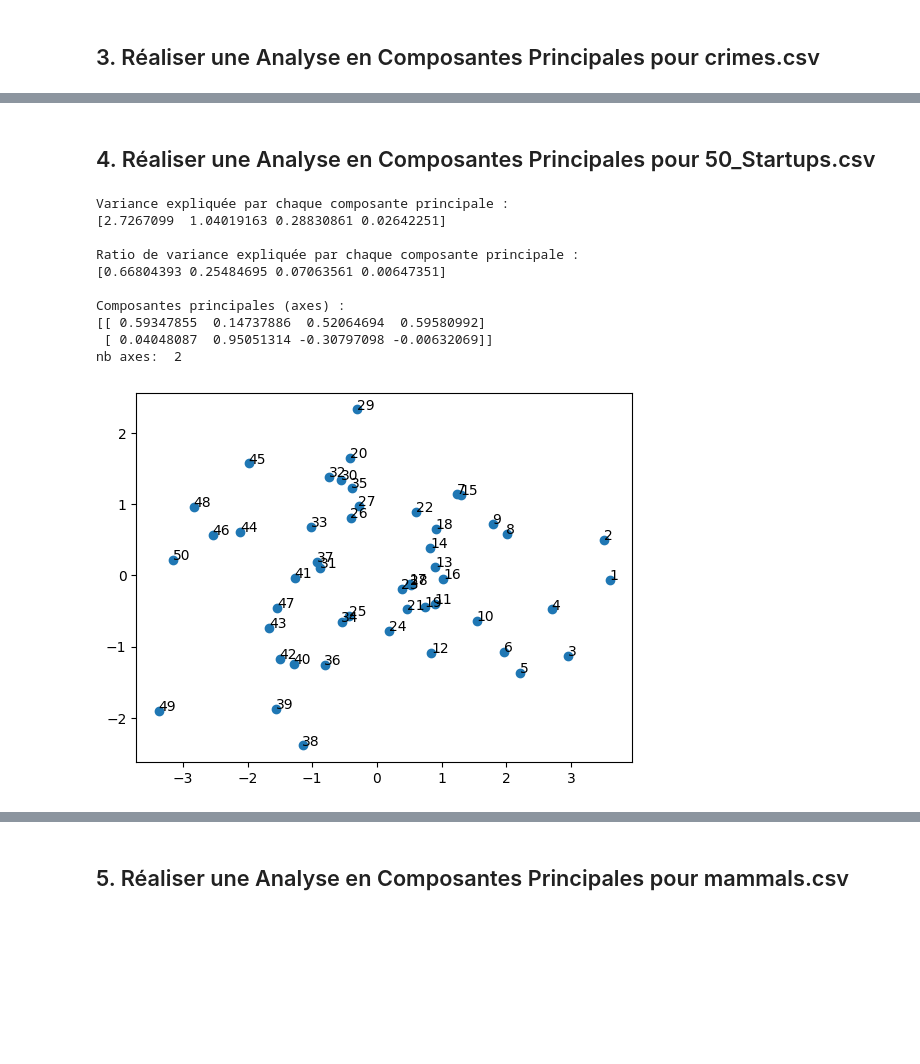
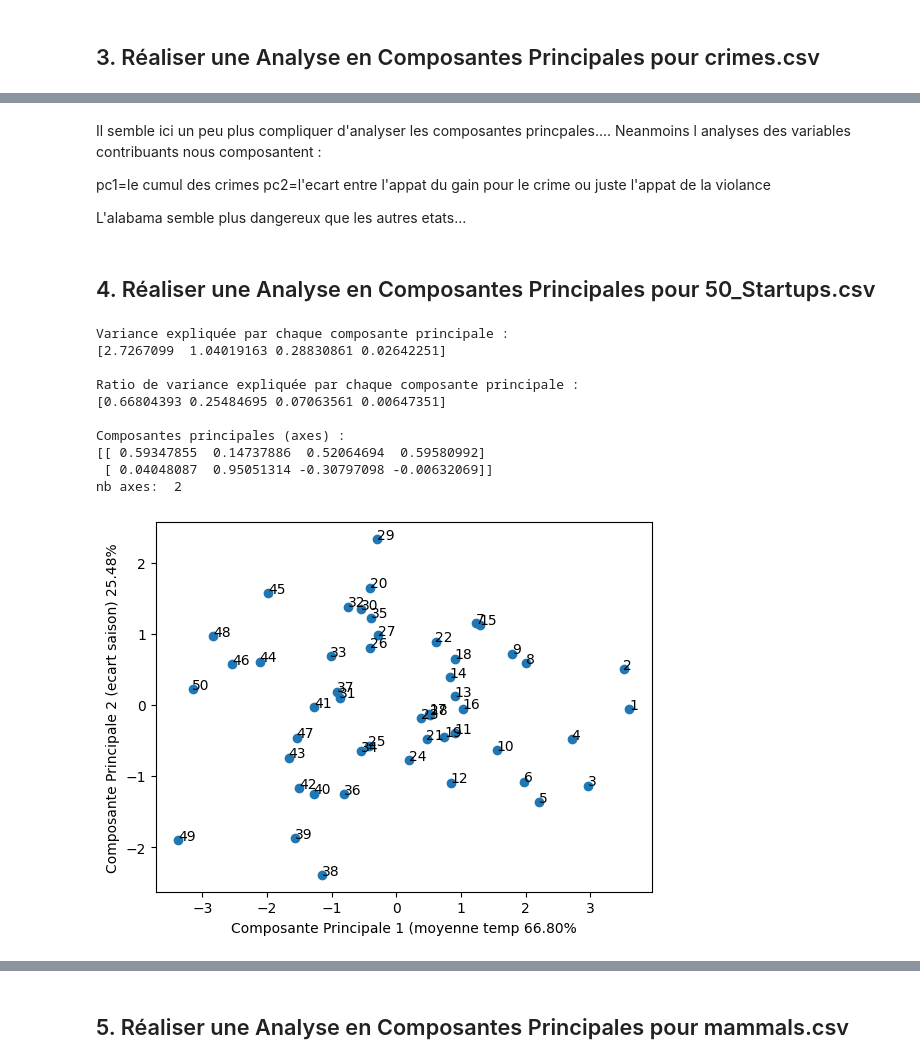
Before and after one commit to d4wae89d498/mif04, a Jupyter notebook: TP-ANS/MahdiBadreddine_MarcFaussurier.ipynb, the cells around one changed output, grey strips where cells are left out. Drawn from its saved outputs; the diff is of its cells as text; code cells hidden in the pictures; blank space fills up the shorter version.

```diff
--- a/TP-ANS/MahdiBadreddine_MarcFaussurier.ipynb
+++ b/TP-ANS/MahdiBadreddine_MarcFaussurier.ipynb
@@ -111,3 +186,10 @@ nb axes:  4
+# %% [markdown]
+Il semble ici un peu plus compliquer d'analyser les composantes princpales.... Neanmoins l analyses des variables contribuants nous composantent :
+
+pc1=le cumul des crimes
+pc2=l'ecart entre l'appat du gain pour le crime ou juste l'appat de la violance
+
+L'alabama semble plus dangereux que les autres etats...
 # %% [markdown]
 ## 4.  Réaliser une Analyse en Composantes Principales pour 50_Startups.csv
 # %%
@@ -125,31 +207,34 @@ X_pca = pca.fit_transform(X_scaled)
 explained_variance = pca.explained_variance_
 explained_variance_ratio = pca.explained_variance_ratio_
 print("Variance expliquée par chaque composante principale :")
 print(explained_variance)
 print("\nRatio de variance expliquée par chaque composante principale :")
 print(explained_variance_ratio)
 
 components = pca.components_
 print("\nComposantes principales (axes) :")
 print(components[:2])
 
 pourcentage_cumulatif = np.cumsum(explained_variance) / np.sum(explained_variance)
 nombre_axes_necessaires = np.argmax(pourcentage_cumulatif >= 0.90) + 1
 print("nb axes: ", nombre_axes_necessaires)
 
+
 plt.scatter(X_pca[:, 0], X_pca[:, 1])
 for label, x, y in zip(labels, X_pca[:, 0], X_pca[:, 1]):
     plt.annotate(label, xy=(x, y), xytext=(-0.2, 0.2), textcoords='offset points')
+plt.xlabel(f'Composante Principale 1 (moyenne temp {pca.explained_variance_ratio_[0] * 100:.2f}%')
+plt.ylabel(f'Composante Principale 2 (ecart saison) {pca.explained_variance_ratio_[1] * 100:.2f}%')
 plt.show()
 # %% [output]
 Variance expliquée par chaque composante principale :
 [2.7267099  1.04019163 0.28830861 0.02642251]
 
 Ratio de variance expliquée par chaque composante principale :
 [0.66804393 0.25484695 0.07063561 0.00647351]
 
 Composantes principales (axes) :
 [[ 0.59347855  0.14737886  0.52064694  0.59580992]
  [ 0.04048087  0.95051314 -0.30797098 -0.00632069]]
 nb axes:  2
-[figure, old version]
+[figure, new version]
```
Also changed, not shown: parts of 25 cells of this notebook.
